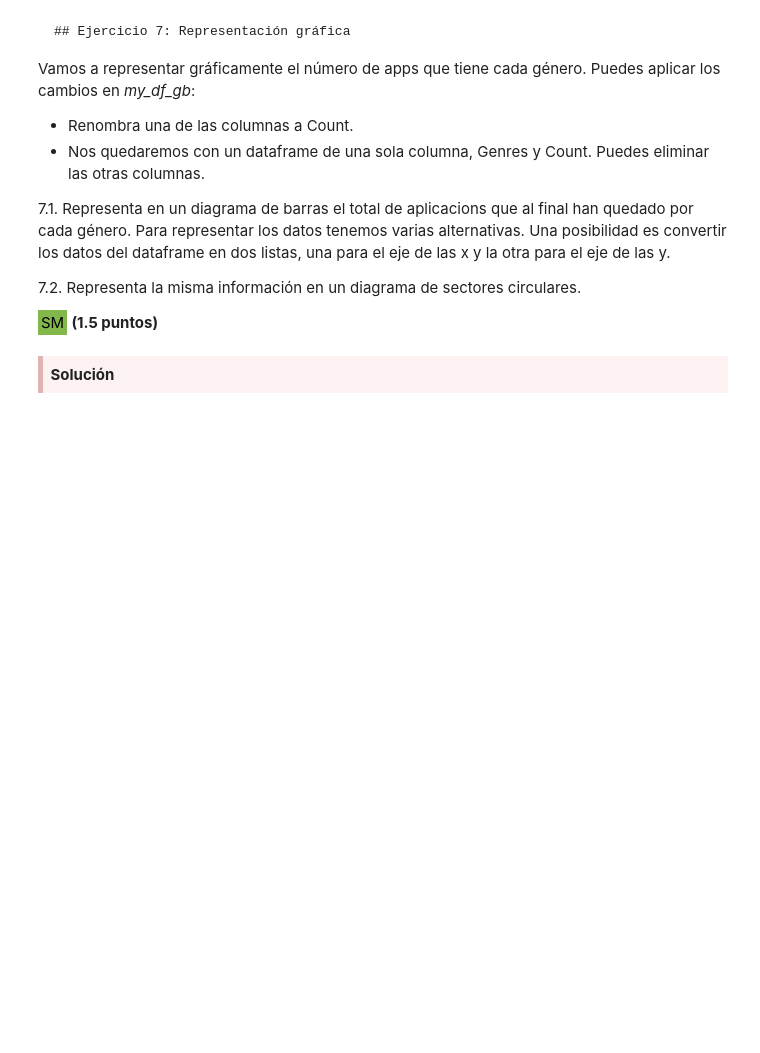
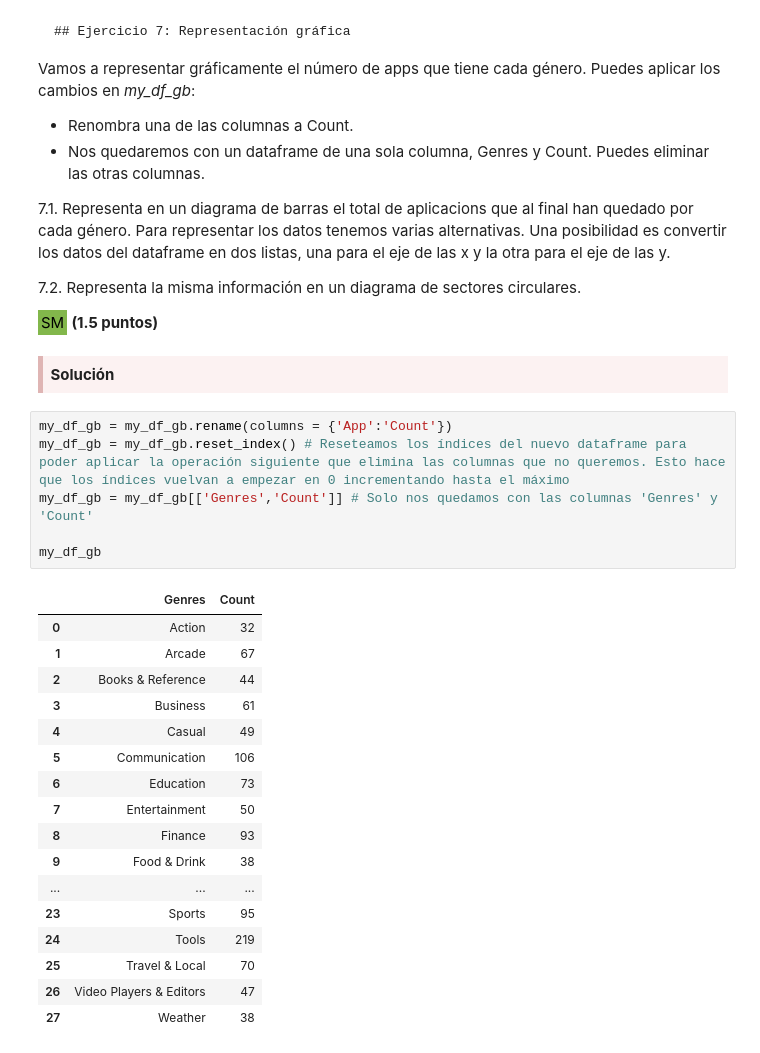
Before and after one commit to aloarte/pcd_solutions, a Jupyter notebook: PEC1/ES_PAC1_Enunciado.ipynb, the cells around one changed output. Cells and saved outputs as stored; diff of their text form; blank space fills up the shorter version.

```diff
--- a/PEC1/ES_PAC1_Enunciado.ipynb
+++ b/PEC1/ES_PAC1_Enunciado.ipynb
@@ -518,3 +520,27 @@ Vamos a representar gráficamente el número de apps que tiene cada género. Pue
 <div style="background-color: #fcf2f2; border-color: #dfb5b4; border-left: 5px solid #dfb5b4; padding: 0.5em;">
 <strong>Solución</strong>
 </div>
+# %%
+my_df_gb = my_df_gb.rename(columns = {'App':'Count'})
+my_df_gb = my_df_gb.reset_index() # Reseteamos los índices del nuevo dataframe para poder aplicar la operación siguiente que elimina las columnas que no queremos. Esto hace que los índices vuelvan a empezar en 0 incrementando hasta el máximo
+my_df_gb = my_df_gb[['Genres','Count']] # Solo nos quedamos con las columnas 'Genres' y 'Count'
+
+my_df_gb
+# %% [output]
+|  | Genres | Count |
+| 0 | Action | 32 |
+| 1 | Arcade | 67 |
+| 2 | Books & Reference | 44 |
+| 3 | Business | 61 |
+| 4 | Casual | 49 |
+| 5 | Communication | 106 |
+| 6 | Education | 73 |
+| 7 | Entertainment | 50 |
+| 8 | Finance | 93 |
+| 9 | Food & Drink | 38 |
+| ... | ... | ... |
+| 23 | Sports | 95 |
+| 24 | Tools | 219 |
+| 25 | Travel & Local | 70 |
+| 26 | Video Players & Editors | 47 |
+| 27 | Weather | 38 |
```
Also changed, not shown: parts of 2 cells of this notebook.
